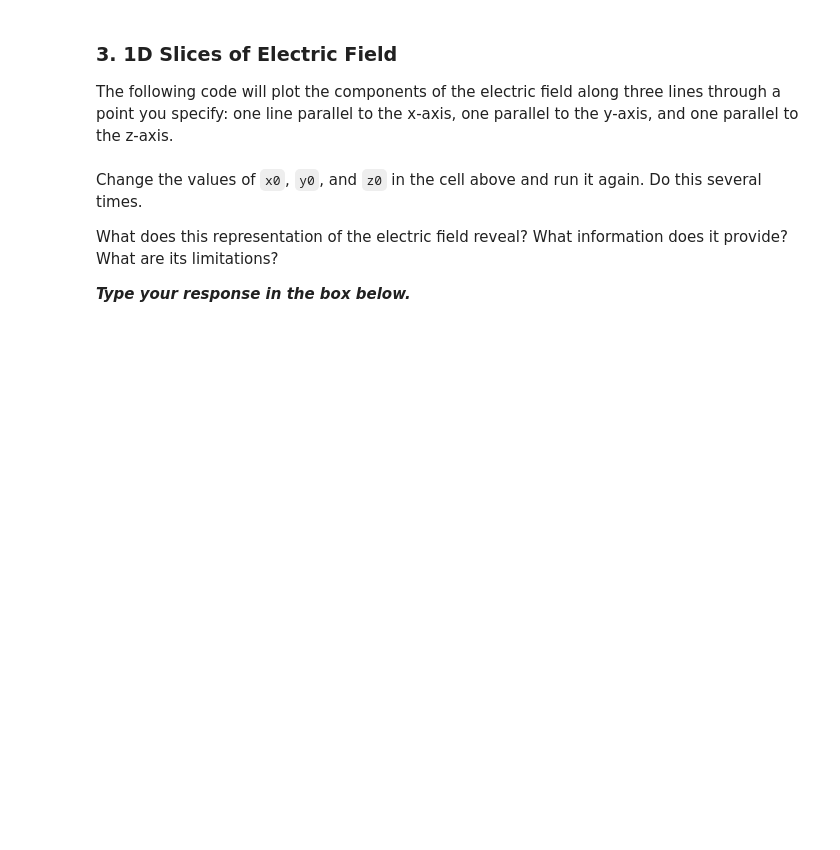
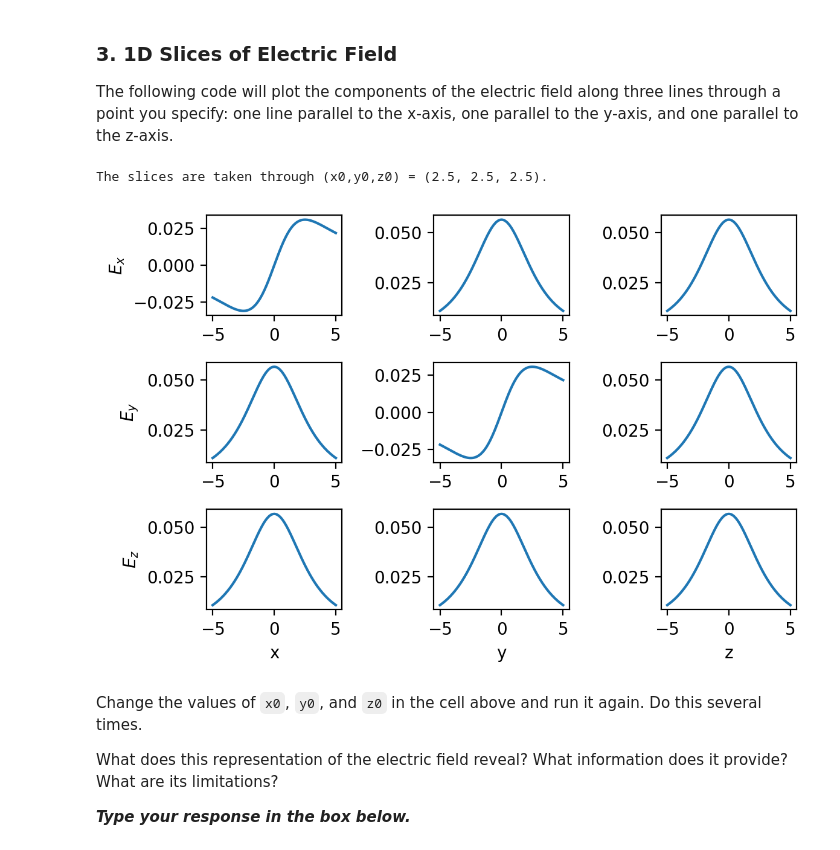
Before and after one commit to dr-kinder/electrodynamics, a Jupyter notebook: week-01/01-visualizing-fields.ipynb, the cells around one changed output. Cells and saved outputs as stored; diff of their text form; code cells hidden in the pictures; blank space fills up the shorter version.

```diff
--- a/week-01/01-visualizing-fields.ipynb
+++ b/week-01/01-visualizing-fields.ipynb
@@ -144,9 +156,10 @@ What does this representation of the potential reveal?  What information does it
 The following code will plot the components of the electric field along three lines through a point you specify: one line parallel to the x-axis, one parallel to the y-axis, and one parallel to the z-axis.
 # %%
 # Choose coordinate indices for slices.
-x0 = 101
-y0 = 111
-z0 = 121
+x0 = 150
+y0 = 150
+z0 = 150
+
 
 x_val = X[x0,y0,z0]
 y_val = Y[x0,y0,z0]
@@ -172,33 +185,36 @@ ax[1,0].plot(x,Ey1)
 ax[1,0].set_ylabel(r"$E_y$")
 
 Ez1 = Ez[:,y0,z0]
 ax[2,0].plot(x,Ez1)
 ax[2,0].set_ylabel(r"$E_z$")
 ax[2,0].set_xlabel('x')
 
 
 Ex2 = Ex[x0,:,z0]
 ax[0,1].plot(y,Ex2)
 
 Ey2 = Ey[x0,:,z0]
 ax[1,1].plot(y,Ey2)
 
 Ez2 = Ez[x0,:,z0]
 ax[2,1].plot(y,Ez2)
 ax[2,1].set_xlabel('y')
 
 
 Ex3 = Ex[x0,y0,:]
 ax[0,2].plot(z,Ex3)
 
 Ey3 = Ey[x0,y0,:]
 ax[1,2].plot(z,Ey3)
 
 Ez3 = Ez[:,y0,z0]
 ax[2,2].plot(z,Ez3)
 ax[2,2].set_xlabel('z')
 
 fig.tight_layout()
+# %% [output]
+The slices are taken through (x0,y0,z0) = (2.5, 2.5, 2.5).
+[figure, added]
 # %% [markdown]
 Change the values of `x0`, `y0`, and `z0` in the cell above and run it again.  Do this several times.
 
```
Also changed, not shown: parts of 12 cells of this notebook.
